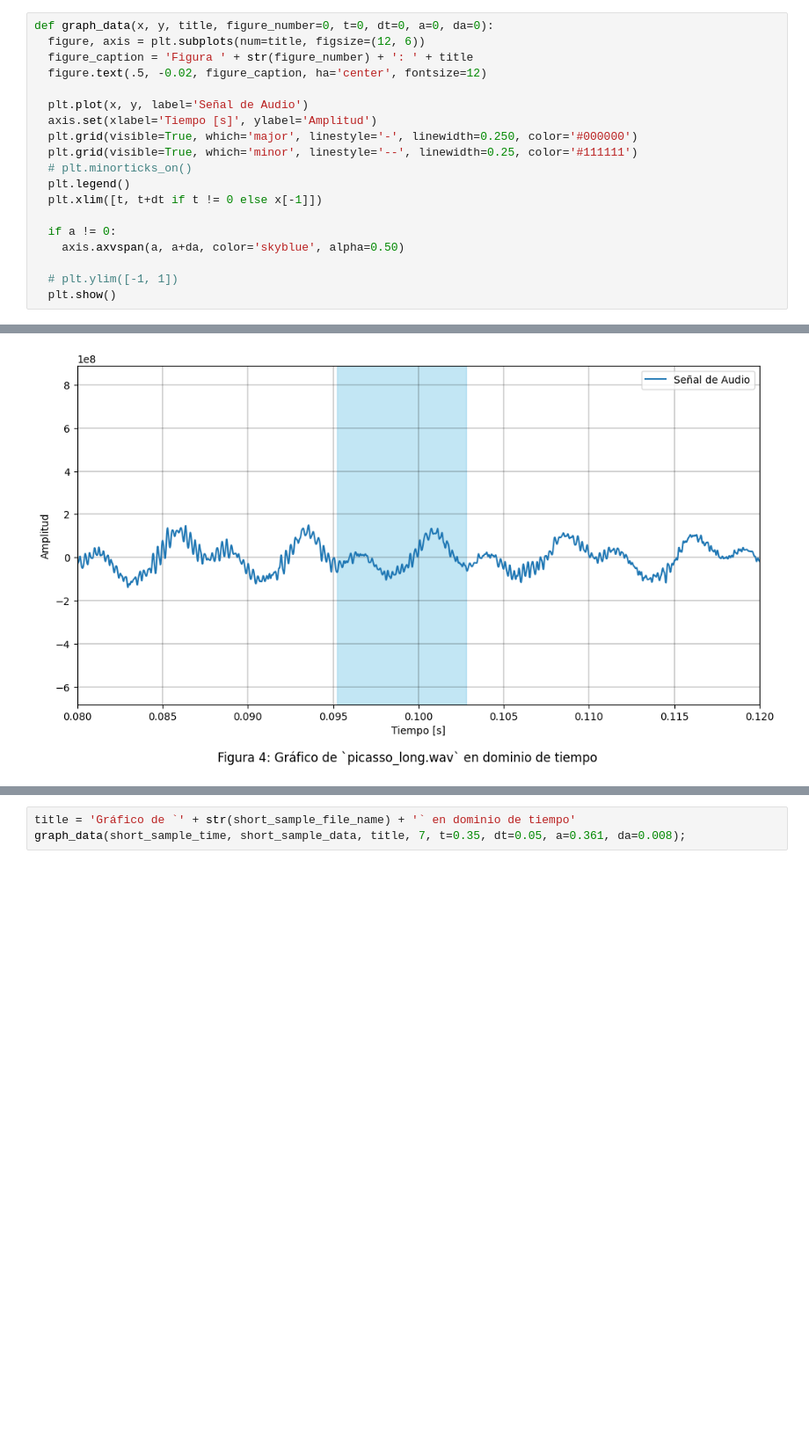
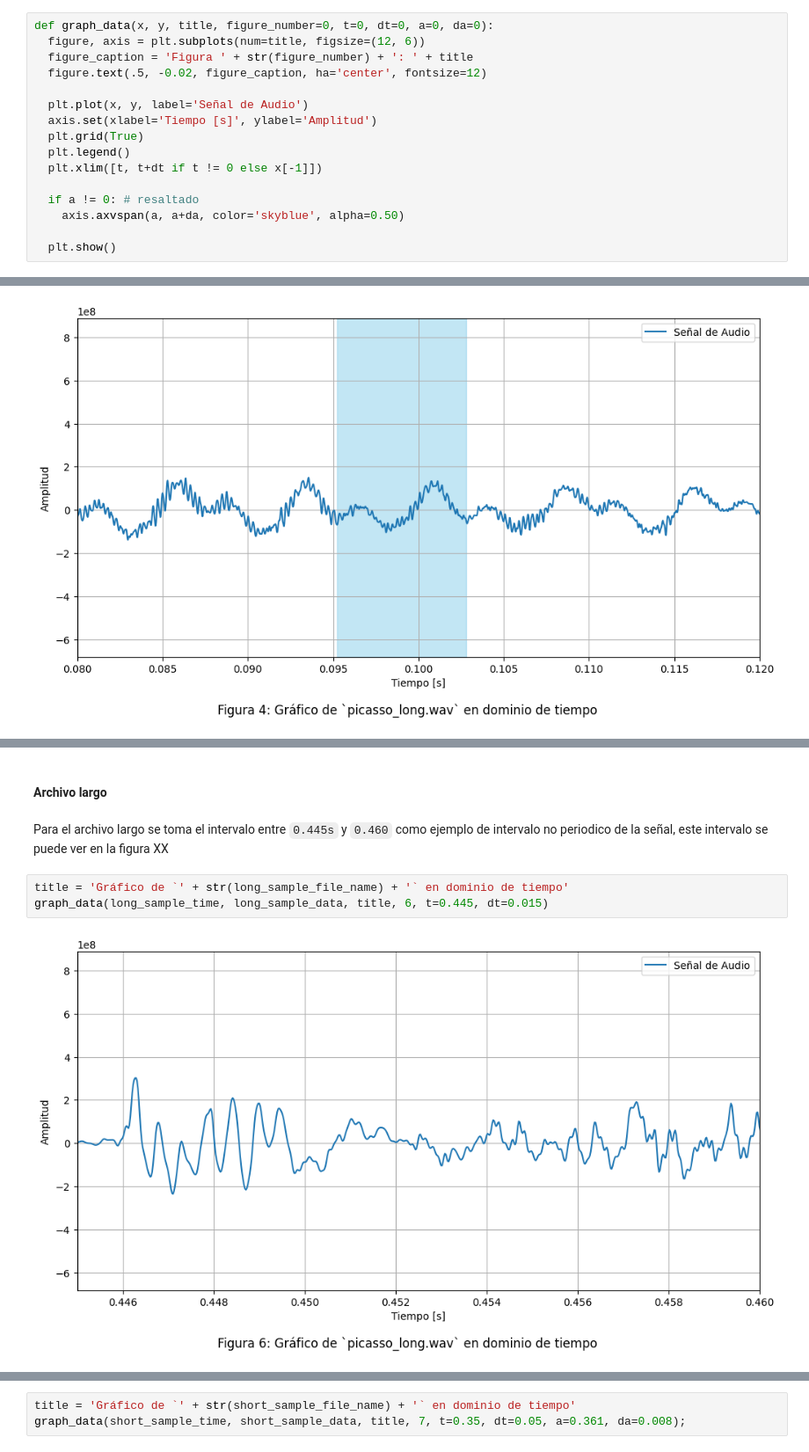
Before and after one commit to mjkloeckner/TB065, a Jupyter notebook: tpe.ipynb, the cells around one changed output, grey strips where cells are left out. Shown: that part at 88% size. Drawn from its saved outputs; the diff is of its cells as text; blank space fills up the shorter version.

```diff
--- a/tpe.ipynb
+++ b/tpe.ipynb
@@ -50,16 +48,13 @@ def graph_data(x, y, title, figure_number=0, t=0, dt=0, a=0, da=0):
 
   plt.plot(x, y, label='Señal de Audio')
   axis.set(xlabel='Tiempo [s]', ylabel='Amplitud')
-  plt.grid(visible=True, which='major', linestyle='-', linewidth=0.250, color='#000000')
-  plt.grid(visible=True, which='minor', linestyle='--', linewidth=0.25, color='#111111')
-  # plt.minorticks_on()
+  plt.grid(True)
   plt.legend()
   plt.xlim([t, t+dt if t != 0 else x[-1]])
 
-  if a != 0:
+  if a != 0: # resaltado
     axis.axvspan(a, a+da, color='skyblue', alpha=0.50)
 
-  # plt.ylim([-1, 1])
   plt.show()
 # %% [markdown]
 Para poder graficar los datos se necesita saber a qué tiempo corresponde cada valor de la señal; para eso, se utiliza el método [arange](https://numpy.org/doc/stable/reference/generated/numpy.arange.html#numpy-arange) de la libreria [numpy](https://numpy.org/doc/stable/index.html). Este método devuelve un arreglo de números equidistantes del largo que recibe como parámetro, en este caso del largo de los datos leídos del archivo. Para convertirlo a segundos se divide por la tasa de muestreo, la cual también se obtiene cuando se lee el archivo.
@@ -117,2 +115,11 @@ graph_data(short_sample_time, short_sample_data, title, 6, t=0.46, dt=0.03);
 # %% [output]
 [figure]
+# %% [markdown]
+#### Archivo largo
+# %% [markdown]
+Para el archivo largo se toma el intervalo entre `0.445s` y `0.460` como ejemplo de intervalo no periodico de la señal, este intervalo se puede ver en la figura XX
+# %%
+title = 'Gráfico de `' + str(long_sample_file_name) + '` en dominio de tiempo'
+graph_data(long_sample_time, long_sample_data, title, 6, t=0.445, dt=0.015)
+# %% [output]
+[figure, added]
```
Also changed, not shown: parts of 24 cells of this notebook.
